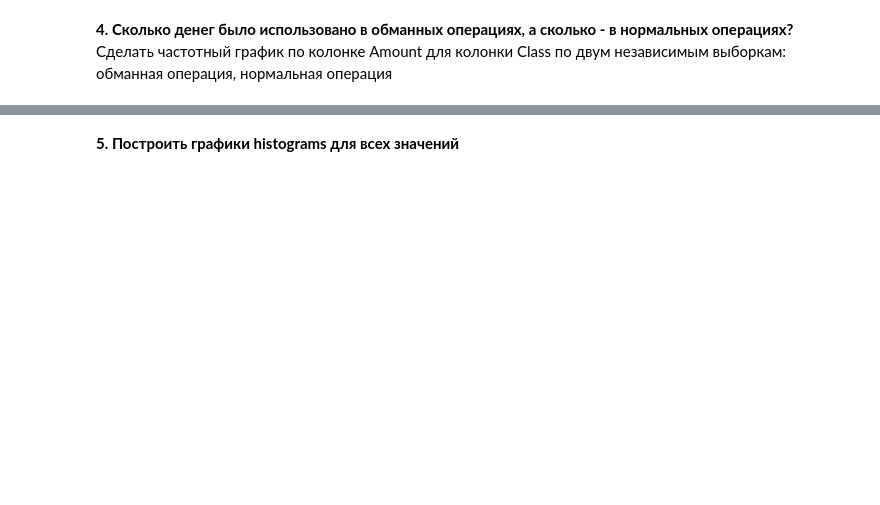
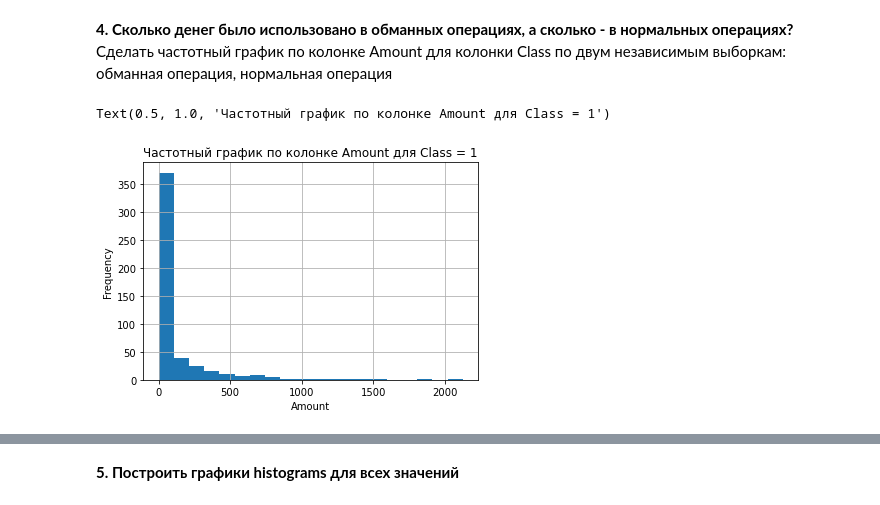
Before and after one commit to HeliosBI/PYDAHW22, a Jupyter notebook: homework-6.ipynb, the cells around one changed output, grey strips where cells are left out. Drawn from its saved outputs; the diff is of its cells as text; code cells hidden in the pictures; blank space fills up the shorter version.

```diff
--- a/homework-6.ipynb
+++ b/homework-6.ipynb
@@ -26,2 +90,13 @@ dataset.head()
 # %% [markdown]
 **4. Сколько денег было использовано в обманных операциях, а сколько - в нормальных операциях?** Сделать частотный график по колонке Amount для колонки Class по двум независимым выборкам: обманная операция, нормальная операция
+# %%
+fraud_df = dataset[dataset['Class'] == 1]
+normal_df = dataset[dataset['Class'] == 0]
+# %%
+fraud_df.Amount.hist(bins=20)
+plt.ylabel('Frequency')
+plt.xlabel('Amount')
+plt.title("Частотный график по колонке Amount для Class = 1")
+# %% [output]
+Text(0.5, 1.0, 'Частотный график по колонке Amount для Class = 1')
+[figure, added]
```
Also changed, not shown: parts of 10 cells of this notebook.
